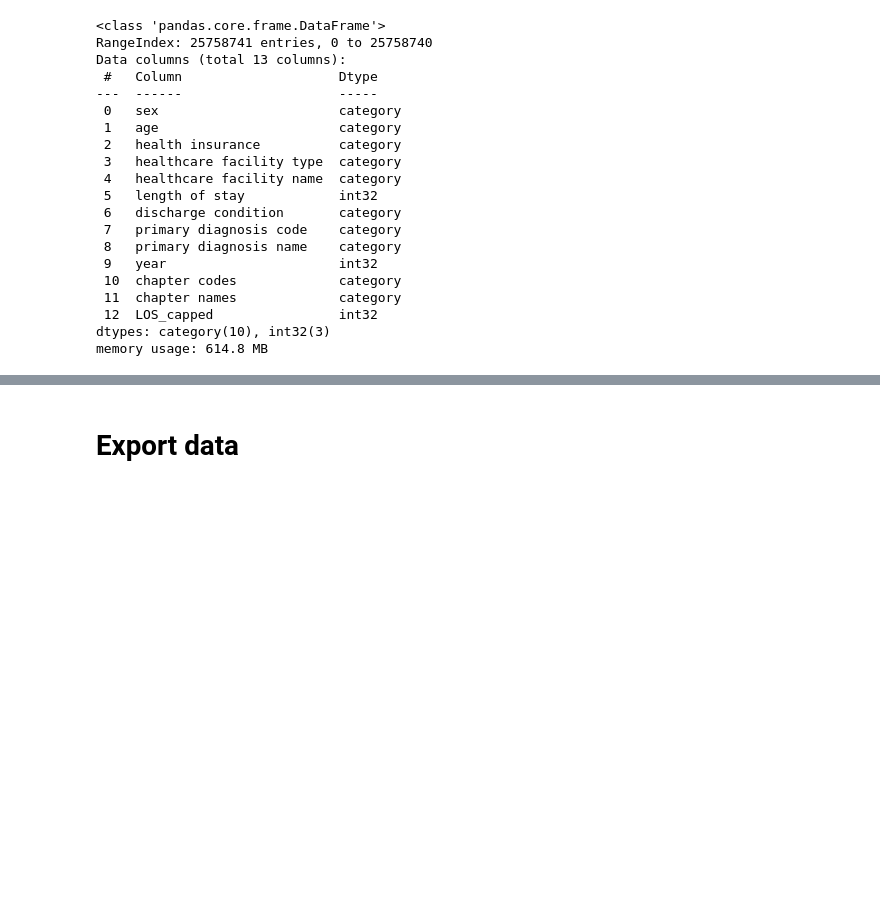
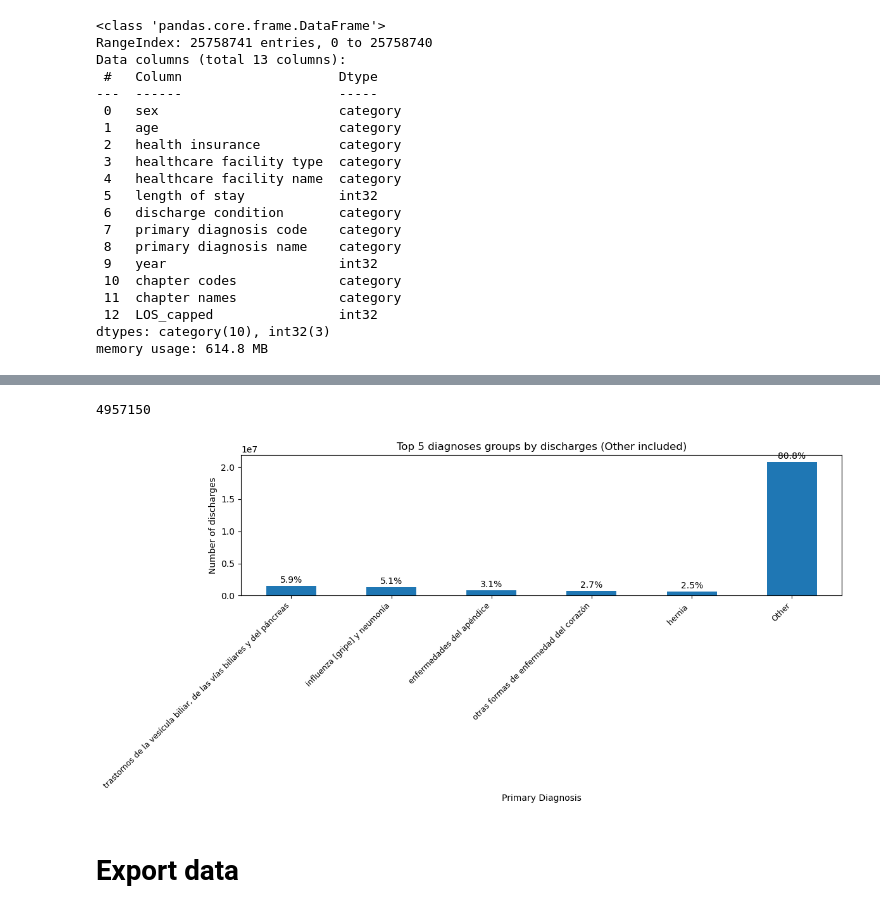
Before and after one commit to mirkopodunavak1996/EDAHospDischarges_Chile2001-2024, a Jupyter notebook: notebooks/GroupCodes_ICD10_Pre_Bivariate.ipynb, the cells around one changed output, grey strips where cells are left out. Saved outputs shown, nothing was run; the diff lists cells and outputs as text; code cells hidden in the pictures; blank space fills up the shorter version.

Commit message:
ICD10 were succesfully added to the dataframe, ready to restart bivariate analysis

```diff
--- a/notebooks/GroupCodes_ICD10_Pre_Bivariate.ipynb
+++ b/notebooks/GroupCodes_ICD10_Pre_Bivariate.ipynb
@@ -32,0 +163,5 @@ memory usage: 614.8 MB
+# %%
+# Drop transitory columns to keep dataframe clean
+df = df.drop(columns = ["first letter", "two digits"])
+# %%
+df = df.astype({col: "category" for col in df.select_dtypes(include="object").columns})
@@ -32,0 +188,45 @@ memory usage: 614.8 MB
+# %%
+# lower case to make it simple before exporting
+df["chapter names"] = df["chapter names"].str.lower()
+# %%
+# Top 5 group names concentrate 4.957.150 discharges (20%)
+df["group names"].value_counts().head(5).sum()
+# %% [output]
+4957150
+# %%
+# Add category "other" to plot it next to the top 5 group names
+df["group names"] = df["group names"].cat.add_categories("Other")
+# %%
+# --- Step 1: Count top 5 diagnoses ---
+diag_counts = df["group names"].value_counts()
+top_diagnoses = diag_counts.head(5).index.tolist()
+
+# --- Step 2: Create grouped column (Top 5 + "Other") ---
+df["diagnosis_grouped"] = df["group names"].where(
+    df["group names"].isin(top_diagnoses),
+    "Other"
+)
+
+# --- Step 3: Aggregate counts by diagnosis ---
+counts = df["diagnosis_grouped"].value_counts().loc[top_diagnoses + ["Other"]]
+
+# --- Step 4: Compute percentages for labels ---
+percentages = counts / counts.sum() * 100
+
+# --- Step 5: Plot bar chart with frequencies on Y ---
+ax = counts.plot(kind="bar", figsize=(12, 6))
+
+plt.ylabel("Number of discharges")
+plt.xlabel("Primary Diagnosis")
+plt.xticks(rotation=45, ha="right", fontsize=9)
+plt.title("Top 5 diagnoses groups by discharges (Other included)")
+
+# --- Step 6: Annotate bars with percentages ---
+for i, (count, pct) in enumerate(zip(counts, percentages)):
+    ax.text(i, count + (0.01 * counts.max()), f"{pct:.1f}%",
+            ha="center", va="bottom", fontsize=10)
+
+plt.tight_layout()
+plt.show()
+# %% [output]
+[figure, added]
```
Also changed, not shown: parts of 22 cells of this notebook.
